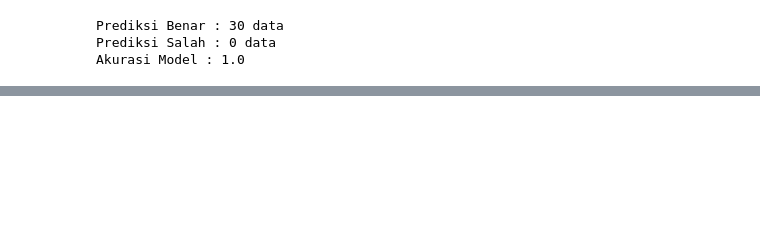
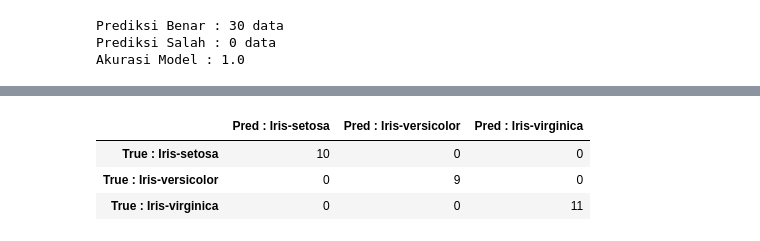
Before and after one commit to inoyamanaka/Pemrosesan_Text, a Jupyter notebook: DecisionTree.ipynb, the cells around one changed output, grey strips where cells are left out. Drawn from its saved outputs; the diff is of its cells as text; code cells hidden in the pictures; blank space fills up the shorter version.

```diff
--- a/DecisionTree.ipynb
+++ b/DecisionTree.ipynb
@@ -236,0 +241,11 @@ Akurasi Model : 1.0
+# %%
+pd.DataFrame(
+    confusion_matrix(y_test, y_pred),
+    index = ['True : Iris-setosa','True : Iris-versicolor', 'True : Iris-virginica'],
+    columns = ['Pred : Iris-setosa', 'Pred : Iris-versicolor', "Pred : Iris-virginica"],
+)
+# %% [output]
+|  | Pred : Iris-setosa | Pred : Iris-versicolor | Pred : Iris-virginica |
+| True : Iris-setosa | 10 | 0 | 0 |
+| True : Iris-versicolor | 0 | 9 | 0 |
+| True : Iris-virginica | 0 | 0 | 11 |
```
Also changed, not shown: parts of 3 cells of this notebook.
